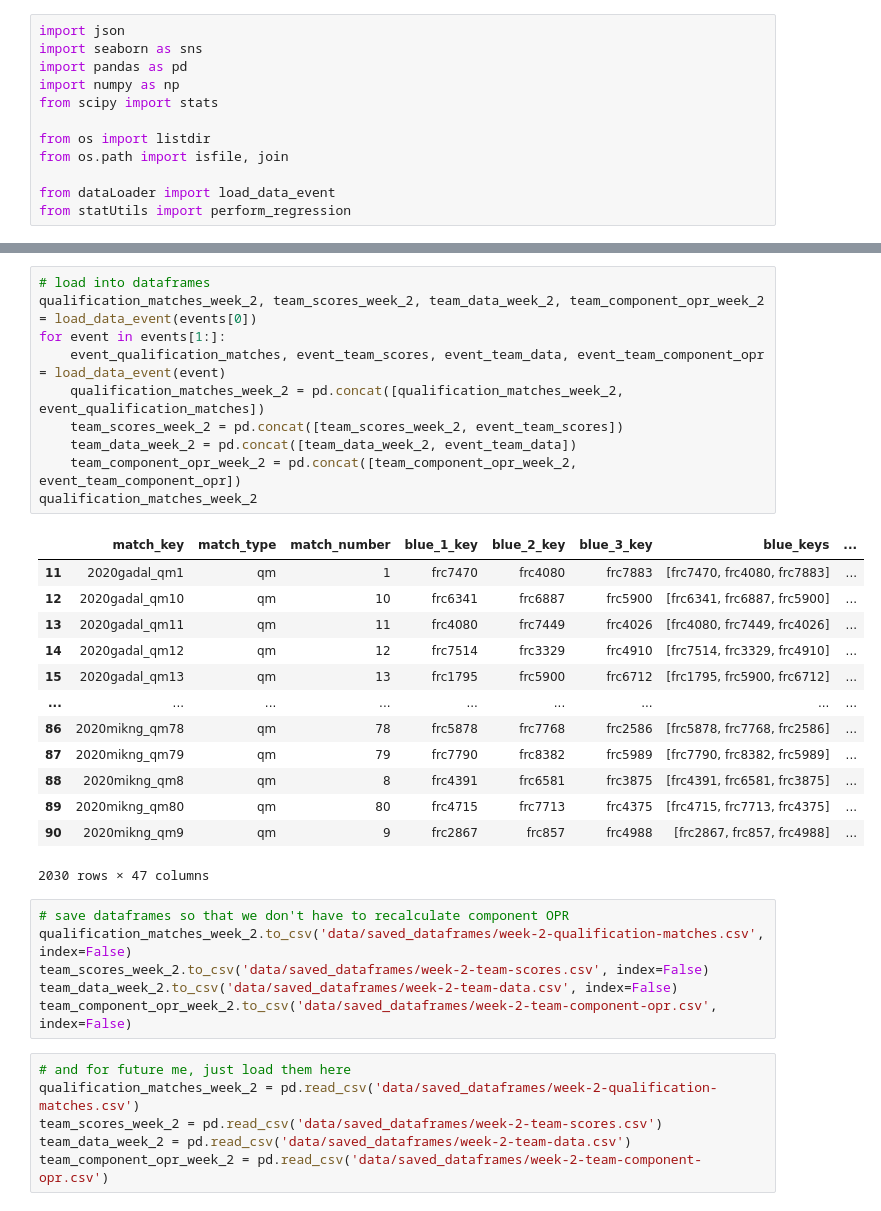
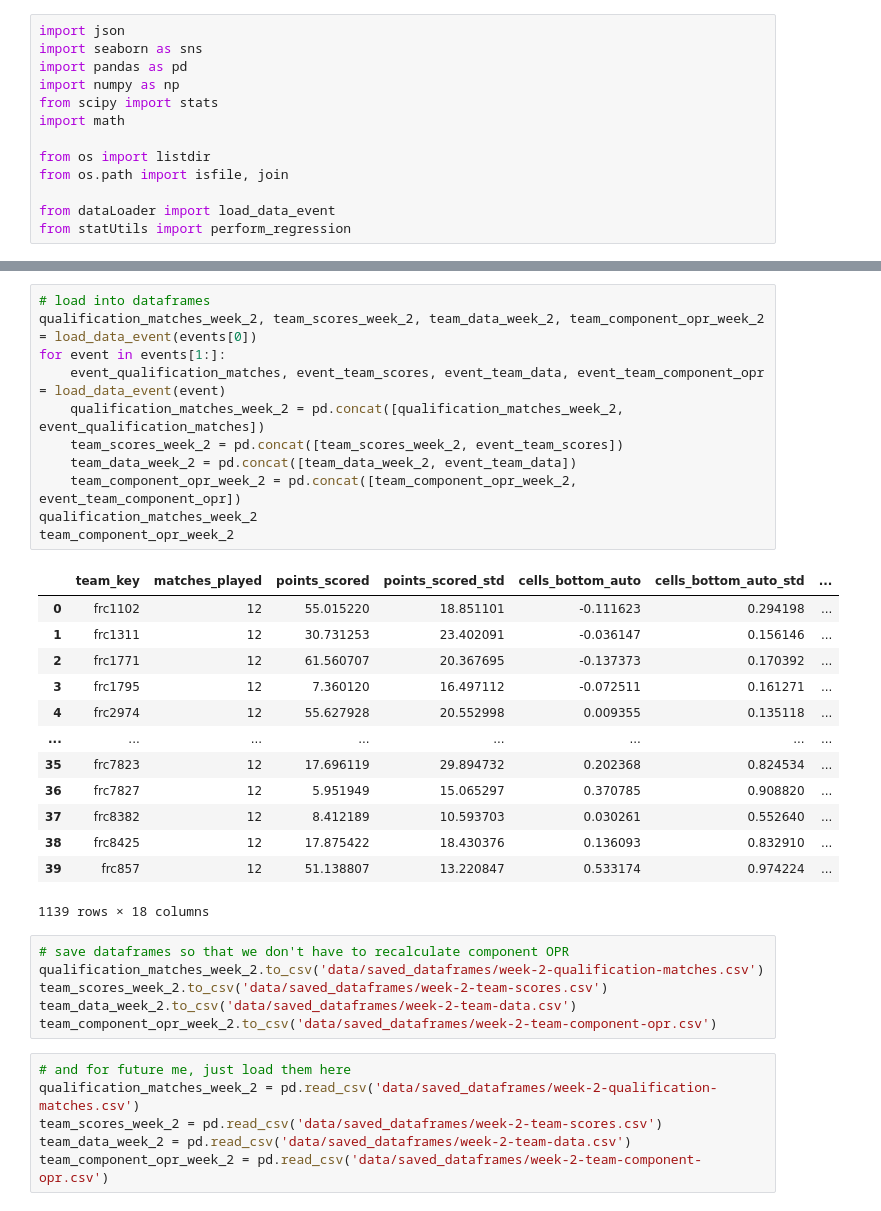
Before and after one commit to morzack/Sakurajima-Scouting, a Jupyter notebook: week-2.ipynb, the cells around one changed output, grey strips where cells are left out. Drawn from its saved outputs; the diff is of its cells as text.

```diff
--- a/week-2.ipynb
+++ b/week-2.ipynb
@@ -4,6 +4,7 @@ import seaborn as sns
 import pandas as pd
 import numpy as np
 from scipy import stats
+import math
 
 from os import listdir
 from os.path import isfile, join
@@ -37,33 +38,34 @@ events
 # %%
 # load into dataframes
 qualification_matches_week_2, team_scores_week_2, team_data_week_2, team_component_opr_week_2 = load_data_event(events[0])
 for event in events[1:]:
     event_qualification_matches, event_team_scores, event_team_data, event_team_component_opr = load_data_event(event)
     qualification_matches_week_2 = pd.concat([qualification_matches_week_2, event_qualification_matches])
     team_scores_week_2 = pd.concat([team_scores_week_2, event_team_scores])
     team_data_week_2 = pd.concat([team_data_week_2, event_team_data])
     team_component_opr_week_2 = pd.concat([team_component_opr_week_2, event_team_component_opr])
 qualification_matches_week_2
+team_component_opr_week_2
 # %% [output]
-|  | match_key | match_type | match_number | blue_1_key | blue_2_key | blue_3_key | blue_keys | ... |
-| 11 | 2020gadal_qm1 | qm | 1 | frc7470 | frc4080 | frc7883 | [frc7470, frc4080, frc7883] | ... |
-| 12 | 2020gadal_qm10 | qm | 10 | frc6341 | frc6887 | frc5900 | [frc6341, frc6887, frc5900] | ... |
-| 13 | 2020gadal_qm11 | qm | 11 | frc4080 | frc7449 | frc4026 | [frc4080, frc7449, frc4026] | ... |
-| 14 | 2020gadal_qm12 | qm | 12 | frc7514 | frc3329 | frc4910 | [frc7514, frc3329, frc4910] | ... |
-| 15 | 2020gadal_qm13 | qm | 13 | frc1795 | frc5900 | frc6712 | [frc1795, frc5900, frc6712] | ... |
-| ... | ... | ... | ... | ... | ... | ... | ... | ... |
-| 86 | 2020mikng_qm78 | qm | 78 | frc5878 | frc7768 | frc2586 | [frc5878, frc7768, frc2586] | ... |
-| 87 | 2020mikng_qm79 | qm | 79 | frc7790 | frc8382 | frc5989 | [frc7790, frc8382, frc5989] | ... |
-| 88 | 2020mikng_qm8 | qm | 8 | frc4391 | frc6581 | frc3875 | [frc4391, frc6581, frc3875] | ... |
-| 89 | 2020mikng_qm80 | qm | 80 | frc4715 | frc7713 | frc4375 | [frc4715, frc7713, frc4375] | ... |
-| 90 | 2020mikng_qm9 | qm | 9 | frc2867 | frc857 | frc4988 | [frc2867, frc857, frc4988] | ... |
+|  | team_key | matches_played | points_scored | points_scored_std | cells_bottom_auto | cells_bottom_auto_std | ... |
+| 0 | frc1102 | 12 | 55.015220 | 18.851101 | -0.111623 | 0.294198 | ... |
+| 1 | frc1311 | 12 | 30.731253 | 23.402091 | -0.036147 | 0.156146 | ... |
+| 2 | frc1771 | 12 | 61.560707 | 20.367695 | -0.137373 | 0.170392 | ... |
+| 3 | frc1795 | 12 | 7.360120 | 16.497112 | -0.072511 | 0.161271 | ... |
+| 4 | frc2974 | 12 | 55.627928 | 20.552998 | 0.009355 | 0.135118 | ... |
+| ... | ... | ... | ... | ... | ... | ... | ... |
+| 35 | frc7823 | 12 | 17.696119 | 29.894732 | 0.202368 | 0.824534 | ... |
+| 36 | frc7827 | 12 | 5.951949 | 15.065297 | 0.370785 | 0.908820 | ... |
+| 37 | frc8382 | 12 | 8.412189 | 10.593703 | 0.030261 | 0.552640 | ... |
+| 38 | frc8425 | 12 | 17.875422 | 18.430376 | 0.136093 | 0.832910 | ... |
+| 39 | frc857 | 12 | 51.138807 | 13.220847 | 0.533174 | 0.974224 | ... |
-2030 rows × 47 columns
+1139 rows × 18 columns
 # %%
 # save dataframes so that we don't have to recalculate component OPR
-qualification_matches_week_2.to_csv('data/saved_dataframes/week-2-qualification-matches.csv', index=False)
-team_scores_week_2.to_csv('data/saved_dataframes/week-2-team-scores.csv', index=False)
-team_data_week_2.to_csv('data/saved_dataframes/week-2-team-data.csv', index=False)
-team_component_opr_week_2.to_csv('data/saved_dataframes/week-2-team-component-opr.csv', index=False)
+qualification_matches_week_2.to_csv('data/saved_dataframes/week-2-qualification-matches.csv')
+team_scores_week_2.to_csv('data/saved_dataframes/week-2-team-scores.csv')
+team_data_week_2.to_csv('data/saved_dataframes/week-2-team-data.csv')
+team_component_opr_week_2.to_csv('data/saved_dataframes/week-2-team-component-opr.csv')
 # %%
 # and for future me, just load them here
 qualification_matches_week_2 = pd.read_csv('data/saved_dataframes/week-2-qualification-matches.csv')
```
Also changed, not shown: parts of 8 cells of this notebook, 2 other files.
